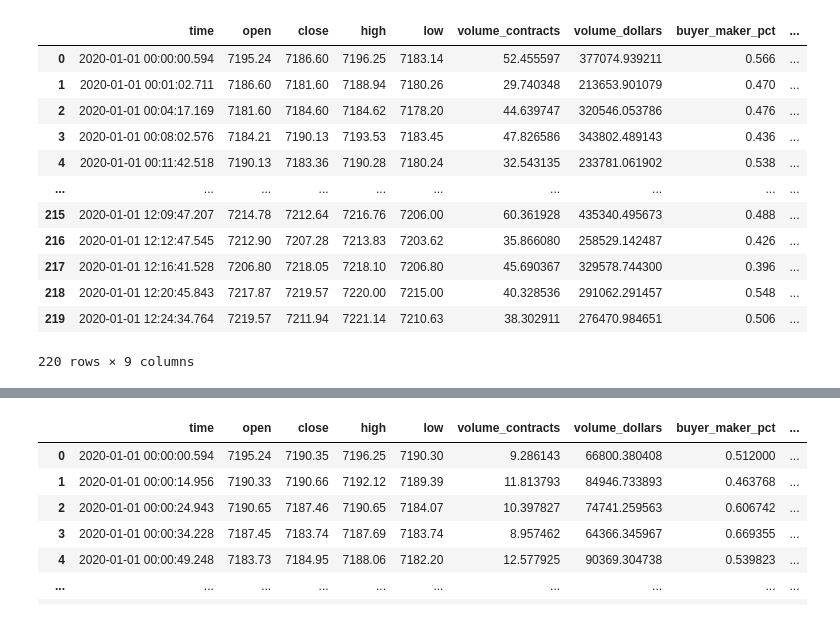
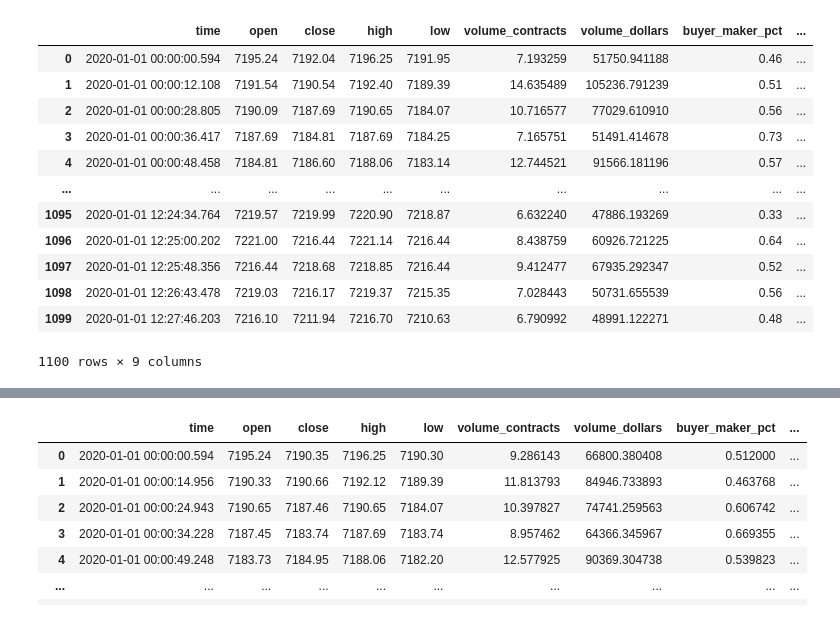
Before and after one commit to victorvalentee/finlib, a Jupyter notebook: test.ipynb, the cells around one changed output, grey strips where cells are left out. Cells and saved outputs as stored; diff of their text form; code cells hidden in the pictures.

```diff
--- a/test.ipynb
+++ b/test.ipynb
@@ -51,18 +63,18 @@ time_bars_
 # %%
-tick_bars_ = tick_bars(tick_data, n=500)
+tick_bars_ = tick_bars(tick_data, n=100)
 
 tick_bars_
 # %% [output]
 |  | time | open | close | high | low | volume_contracts | volume_dollars | buyer_maker_pct | ... |
-| 0 | 2020-01-01 00:00:00.594 | 7195.24 | 7186.60 | 7196.25 | 7183.14 | 52.455597 | 377074.939211 | 0.566 | ... |
-| 1 | 2020-01-01 00:01:02.711 | 7186.60 | 7181.60 | 7188.94 | 7180.26 | 29.740348 | 213653.901079 | 0.470 | ... |
-| 2 | 2020-01-01 00:04:17.169 | 7181.60 | 7184.60 | 7184.62 | 7178.20 | 44.639747 | 320546.053786 | 0.476 | ... |
-| 3 | 2020-01-01 00:08:02.576 | 7184.21 | 7190.13 | 7193.53 | 7183.45 | 47.826586 | 343802.489143 | 0.436 | ... |
-| 4 | 2020-01-01 00:11:42.518 | 7190.13 | 7183.36 | 7190.28 | 7180.24 | 32.543135 | 233781.061902 | 0.538 | ... |
+| 0 | 2020-01-01 00:00:00.594 | 7195.24 | 7192.04 | 7196.25 | 7191.95 | 7.193259 | 51750.941188 | 0.46 | ... |
+| 1 | 2020-01-01 00:00:12.108 | 7191.54 | 7190.54 | 7192.40 | 7189.39 | 14.635489 | 105236.791239 | 0.51 | ... |
+| 2 | 2020-01-01 00:00:28.805 | 7190.09 | 7187.69 | 7190.65 | 7184.07 | 10.716577 | 77029.610910 | 0.56 | ... |
+| 3 | 2020-01-01 00:00:36.417 | 7187.69 | 7184.81 | 7187.69 | 7184.25 | 7.165751 | 51491.414678 | 0.73 | ... |
+| 4 | 2020-01-01 00:00:48.458 | 7184.81 | 7186.60 | 7188.06 | 7183.14 | 12.744521 | 91566.181196 | 0.57 | ... |
 | ... | ... | ... | ... | ... | ... | ... | ... | ... | ... |
-| 215 | 2020-01-01 12:09:47.207 | 7214.78 | 7212.64 | 7216.76 | 7206.00 | 60.361928 | 435340.495673 | 0.488 | ... |
-| 216 | 2020-01-01 12:12:47.545 | 7212.90 | 7207.28 | 7213.83 | 7203.62 | 35.866080 | 258529.142487 | 0.426 | ... |
-| 217 | 2020-01-01 12:16:41.528 | 7206.80 | 7218.05 | 7218.10 | 7206.80 | 45.690367 | 329578.744300 | 0.396 | ... |
-| 218 | 2020-01-01 12:20:45.843 | 7217.87 | 7219.57 | 7220.00 | 7215.00 | 40.328536 | 291062.291457 | 0.548 | ... |
-| 219 | 2020-01-01 12:24:34.764 | 7219.57 | 7211.94 | 7221.14 | 7210.63 | 38.302911 | 276470.984651 | 0.506 | ... |
+| 1095 | 2020-01-01 12:24:34.764 | 7219.57 | 7219.99 | 7220.90 | 7218.87 | 6.632240 | 47886.193269 | 0.33 | ... |
+| 1096 | 2020-01-01 12:25:00.202 | 7221.00 | 7216.44 | 7221.14 | 7216.44 | 8.438759 | 60926.721225 | 0.64 | ... |
+| 1097 | 2020-01-01 12:25:48.356 | 7216.44 | 7218.68 | 7218.85 | 7216.44 | 9.412477 | 67935.292347 | 0.52 | ... |
+| 1098 | 2020-01-01 12:26:43.478 | 7219.03 | 7216.17 | 7219.37 | 7215.35 | 7.028443 | 50731.655539 | 0.56 | ... |
+| 1099 | 2020-01-01 12:27:46.203 | 7216.10 | 7211.94 | 7216.70 | 7210.63 | 6.790992 | 48991.122271 | 0.48 | ... |
-220 rows × 9 columns
+1100 rows × 9 columns
```
Also changed, not shown: parts of 13 cells of this notebook.
